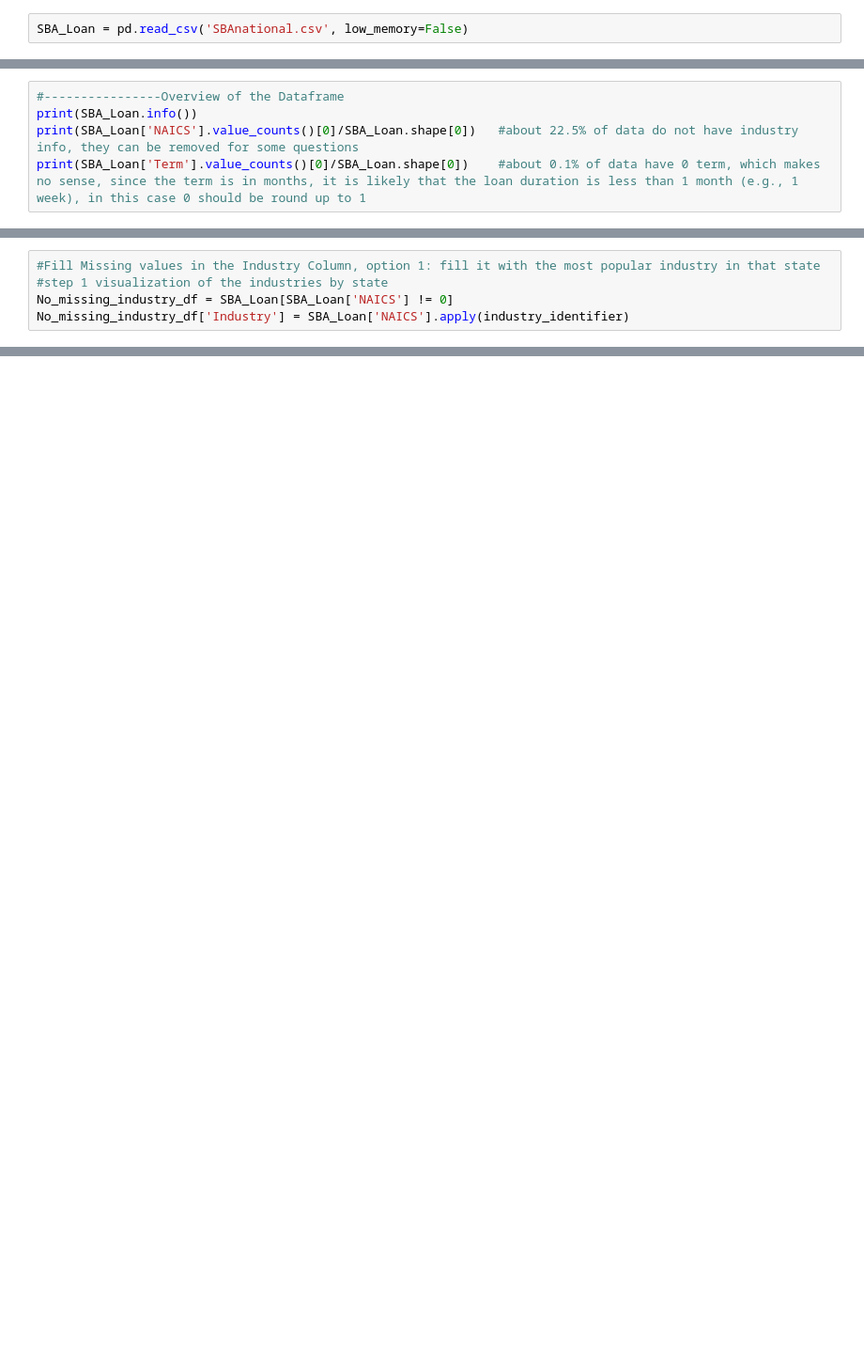
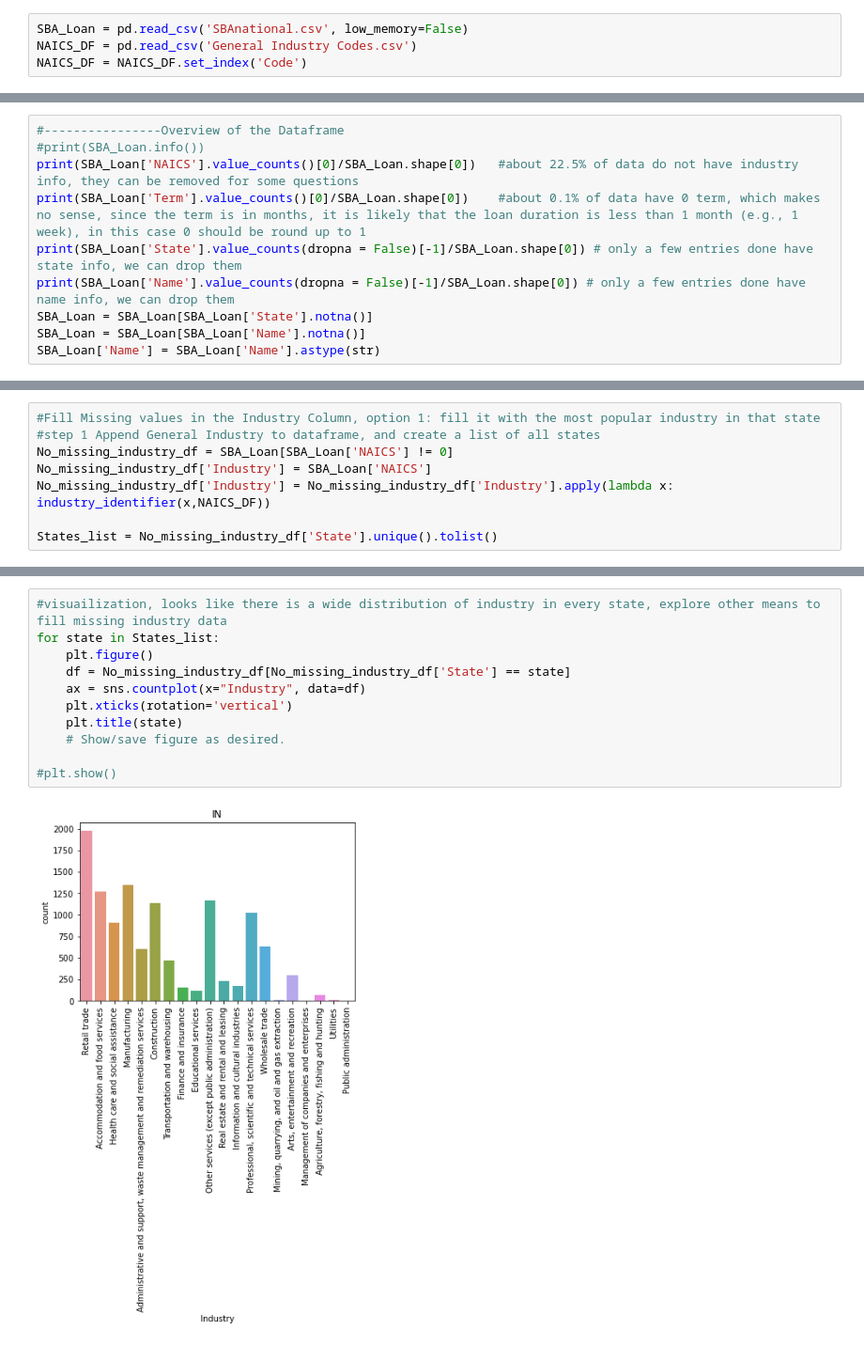
Before and after one commit to CIV2T1PEY/CIV1498-Group-Project, a Jupyter notebook: Python Part 2.ipynb, the cells around one changed output, grey strips where cells are left out. Shown at 94% size. Cells and saved outputs as stored; diff of their text form; blank space fills up the shorter version.

```diff
--- a/Python Part 2.ipynb
+++ b/Python Part 2.ipynb
@@ -12,2 +12,4 @@ SyntaxError: invalid syntax (<ipython-input-11-5ad3f868c9a1>, line 8)
 # %%
 SBA_Loan = pd.read_csv('SBAnational.csv', low_memory=False)
+NAICS_DF = pd.read_csv('General Industry Codes.csv')
+NAICS_DF = NAICS_DF.set_index('Code')
@@ -14,6 +37,11 @@ SBA_Loan = pd.read_csv('SBAnational.csv', low_memory=False)
 # %%
 #----------------Overview of the Dataframe
-print(SBA_Loan.info())
+#print(SBA_Loan.info())
 print(SBA_Loan['NAICS'].value_counts()[0]/SBA_Loan.shape[0])   #about 22.5% of data do not have industry info, they can be removed for some questions
 print(SBA_Loan['Term'].value_counts()[0]/SBA_Loan.shape[0])    #about 0.1% of data have 0 term, which makes no sense, since the term is in months, it is likely that the loan duration is less than 1 month (e.g., 1 week), in this case 0 should be round up to 1
+print(SBA_Loan['State'].value_counts(dropna = False)[-1]/SBA_Loan.shape[0]) # only a few entries done have state info, we can drop them
+print(SBA_Loan['Name'].value_counts(dropna = False)[-1]/SBA_Loan.shape[0]) # only a few entries done have name info, we can drop them
+SBA_Loan = SBA_Loan[SBA_Loan['State'].notna()]
+SBA_Loan = SBA_Loan[SBA_Loan['Name'].notna()]
+SBA_Loan['Name'] = SBA_Loan['Name'].astype(str)
 # %% [output]
@@ -37,8 +52,11 @@ None
 # %%
 #Fill Missing values in the Industry Column, option 1: fill it with the most popular industry in that state
-#step 1 visualization of the industries by state
+#step 1 Append General Industry to dataframe, and create a list of all states
 No_missing_industry_df = SBA_Loan[SBA_Loan['NAICS'] != 0]
-No_missing_industry_df['Industry'] = SBA_Loan['NAICS'].apply(industry_identifier)
+No_missing_industry_df['Industry'] = SBA_Loan['NAICS']
+No_missing_industry_df['Industry'] = No_missing_industry_df['Industry'].apply(lambda x: industry_identifier(x,NAICS_DF))
+
+States_list = No_missing_industry_df['State'].unique().tolist()
 # %% [output]
 A value is trying to be set on a copy of a slice from a DataFrame.
 Try using .loc[row_indexer,col_indexer] = value instead
@@ -47,0 +110,13 @@ See the caveats in the documentation: https://pandas.pydata.org/pandas-docs/stab
+# %%
+#visuailization, looks like there is a wide distribution of industry in every state, explore other means to fill missing industry data
+for state in States_list:
+    plt.figure()
+    df = No_missing_industry_df[No_missing_industry_df['State'] == state]
+    ax = sns.countplot(x="Industry", data=df)
+    plt.xticks(rotation='vertical')
+    plt.title(state)
+    # Show/save figure as desired.
+
+#plt.show()
+# %% [output]
+[figure, added]
```
Also changed, not shown: parts of 14 cells of this notebook, 2 other files.
